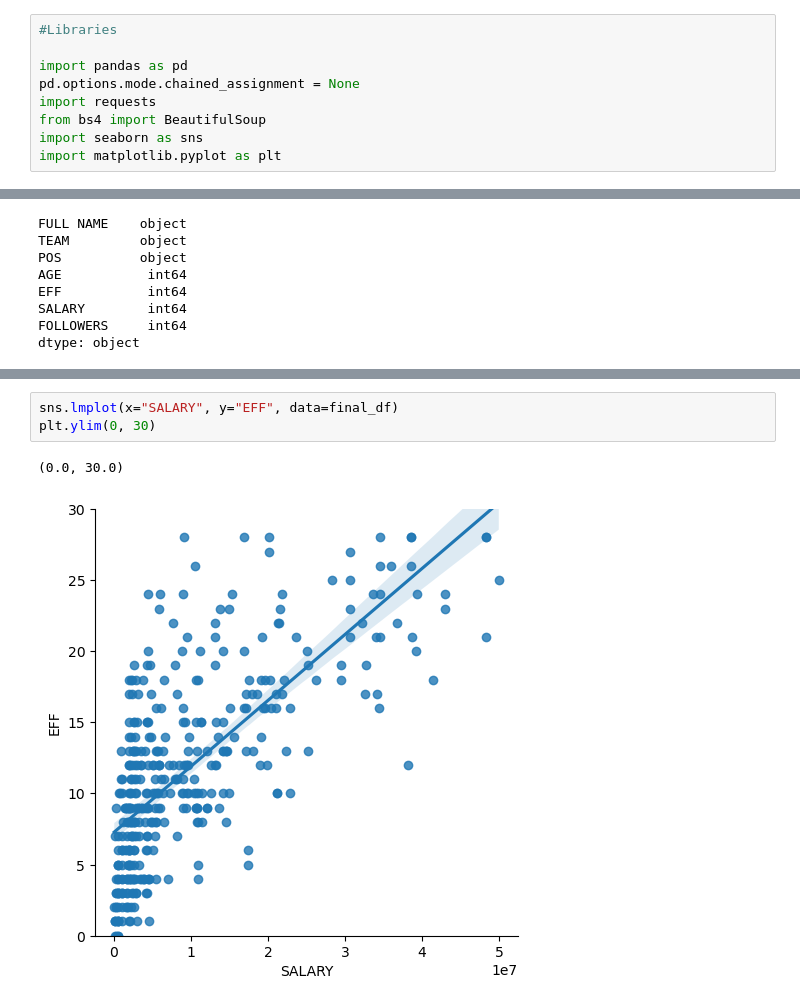
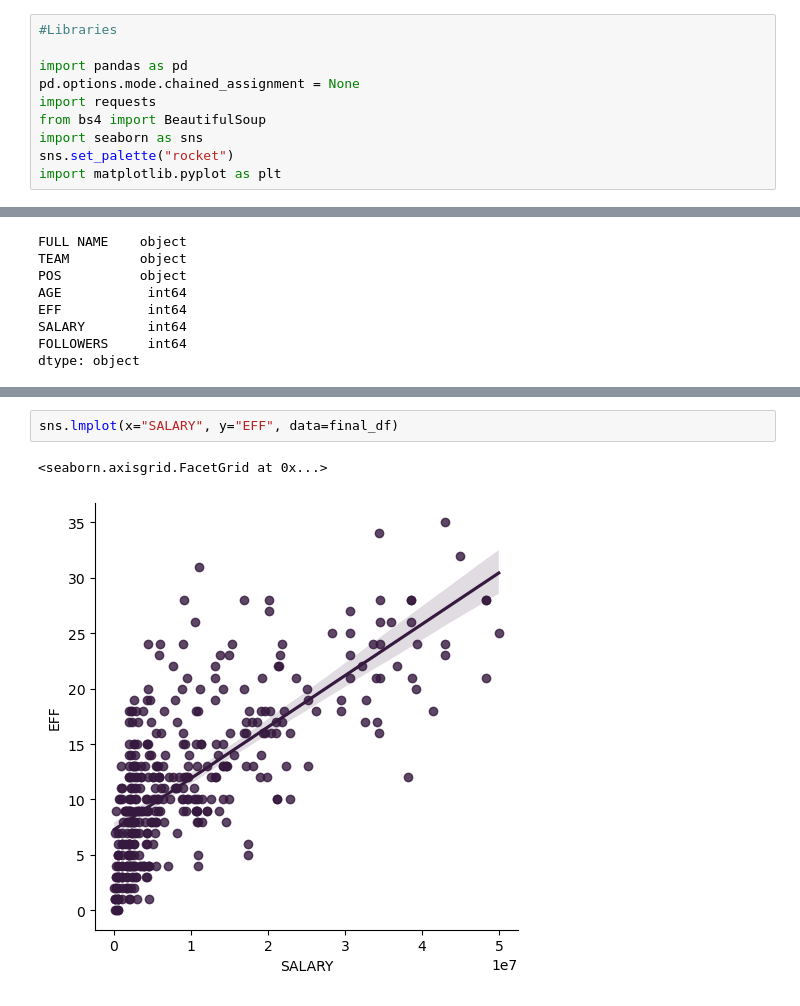
Before and after one commit to marcdalmaum/project_2, a Jupyter notebook: project_2.ipynb, the cells around one changed output, grey strips where cells are left out. Drawn from its saved outputs; the diff is of its cells as text.

```diff
--- a/project_2.ipynb
+++ b/project_2.ipynb
@@ -6,6 +6,7 @@ pd.options.mode.chained_assignment = None
 import requests
 from bs4 import BeautifulSoup
 import seaborn as sns
+sns.set_palette("rocket")
 import matplotlib.pyplot as plt
 # %%
 # Importing NBA Stats 2021/2022 CSV
@@ -334,6 +406,5 @@ plt.xlim(0, 1000000) #Maximum 1,000,000 followers to avoid showing outliers
 # %%
 sns.lmplot(x="SALARY", y="EFF", data=final_df)
-plt.ylim(0, 30)
 # %% [output]
-(0.0, 30.0)
+<seaborn.axisgrid.FacetGrid at 0x...>
-[figure, old version]
+[figure, new version]
```
Also changed, not shown: parts of 25 cells of this notebook.
